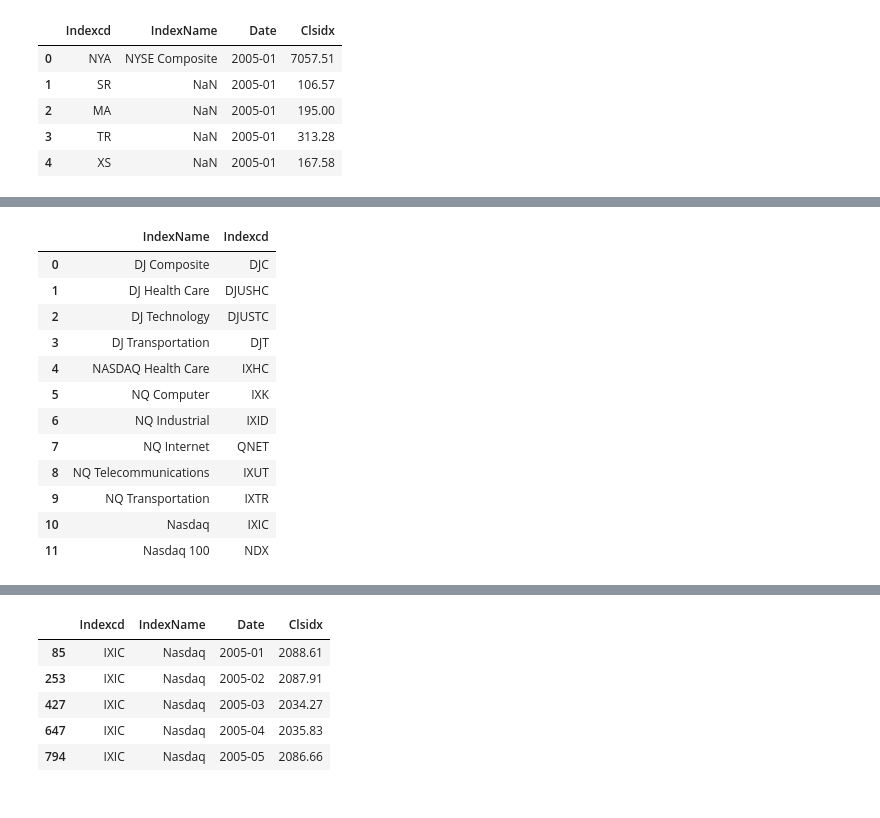
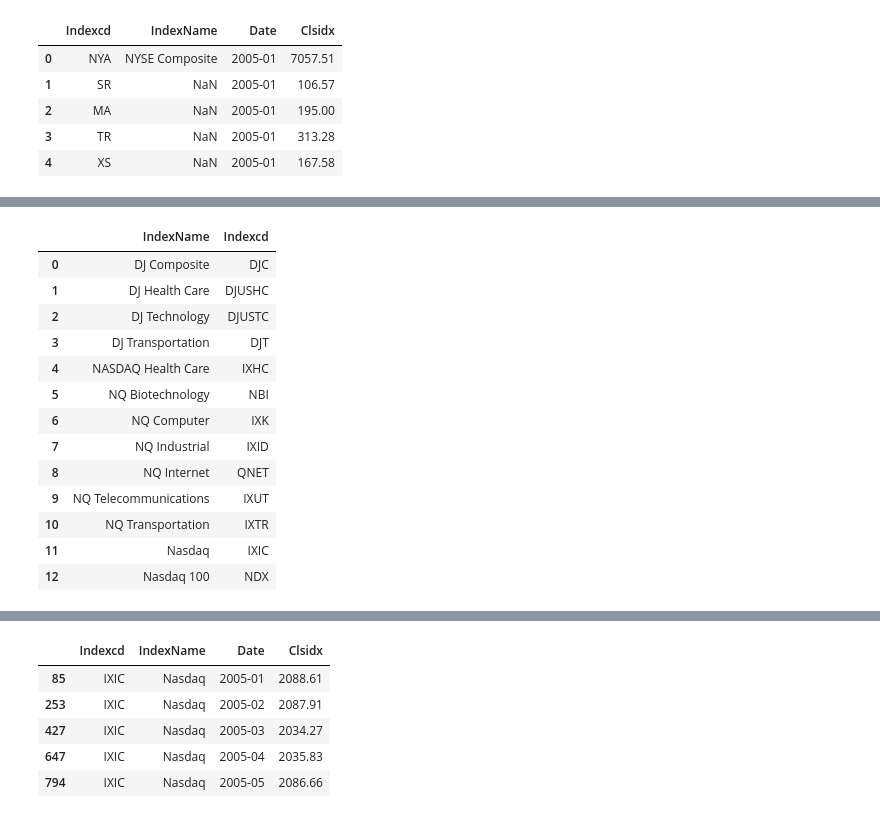
Before and after one commit to N4ims/mandarin-momentum, a Jupyter notebook: data_US.ipynb, the cells around one changed output, grey strips where cells are left out. Saved outputs shown, nothing was run; the diff lists cells and outputs as text; code cells hidden in the pictures.

```diff
--- a/data_US.ipynb
+++ b/data_US.ipynb
@@ -235,41 +235,43 @@ index_names = [
     'NASDAQ Health Care',
     'NQ Transportation',
     'NQ Internet',
     'NQ Computer',
     'Nasdaq',
     'DJ Composite',
     'DJ Transportation',
     'DJ Health Care',
     'DJ Technology',
-    'NQ Industrial'
+    'NQ Industrial',
+    'NQ Biotechnology'
 ]
 
 # DataFrame mit Zuordnung IndexName ↔ Indexcd
 indexcd_map = (
     friday_df[friday_df['IndexName'].isin(index_names)]
     .groupby('IndexName')['Indexcd']
     .unique()
     .reset_index()
 )
 
 # Listen schöner als kommagetrennten Text darstellen
 indexcd_map['Indexcd'] = indexcd_map['Indexcd'].apply(lambda x: ', '.join(map(str, x)))
 
 display(indexcd_map)
 # %% [output]
 |  | IndexName | Indexcd |
 | 0 | DJ Composite | DJC |
 | 1 | DJ Health Care | DJUSHC |
 | 2 | DJ Technology | DJUSTC |
 | 3 | DJ Transportation | DJT |
 | 4 | NASDAQ Health Care | IXHC |
-| 5 | NQ Computer | IXK |
-| 6 | NQ Industrial | IXID |
-| 7 | NQ Internet | QNET |
-| 8 | NQ Telecommunications | IXUT |
-| 9 | NQ Transportation | IXTR |
-| 10 | Nasdaq | IXIC |
-| 11 | Nasdaq 100 | NDX |
+| 5 | NQ Biotechnology | NBI |
+| 6 | NQ Computer | IXK |
+| 7 | NQ Industrial | IXID |
+| 8 | NQ Internet | QNET |
+| 9 | NQ Telecommunications | IXUT |
+| 10 | NQ Transportation | IXTR |
+| 11 | Nasdaq | IXIC |
+| 12 | Nasdaq 100 | NDX |
 # %%
 nasdaq100_df          = friday_df[friday_df['Indexcd'] == 'NDX']
 nqtelecom_df          = friday_df[friday_df['Indexcd'] == 'IXUT']
```
Also changed, not shown: parts of 8 cells of this notebook, 3 other files.
